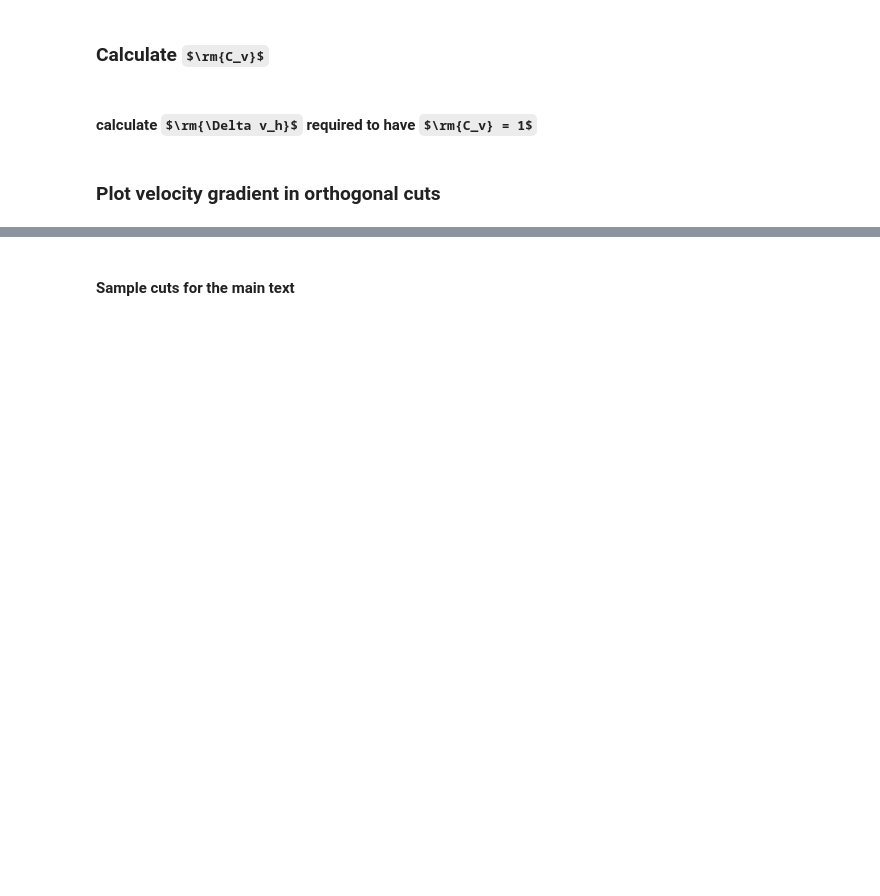
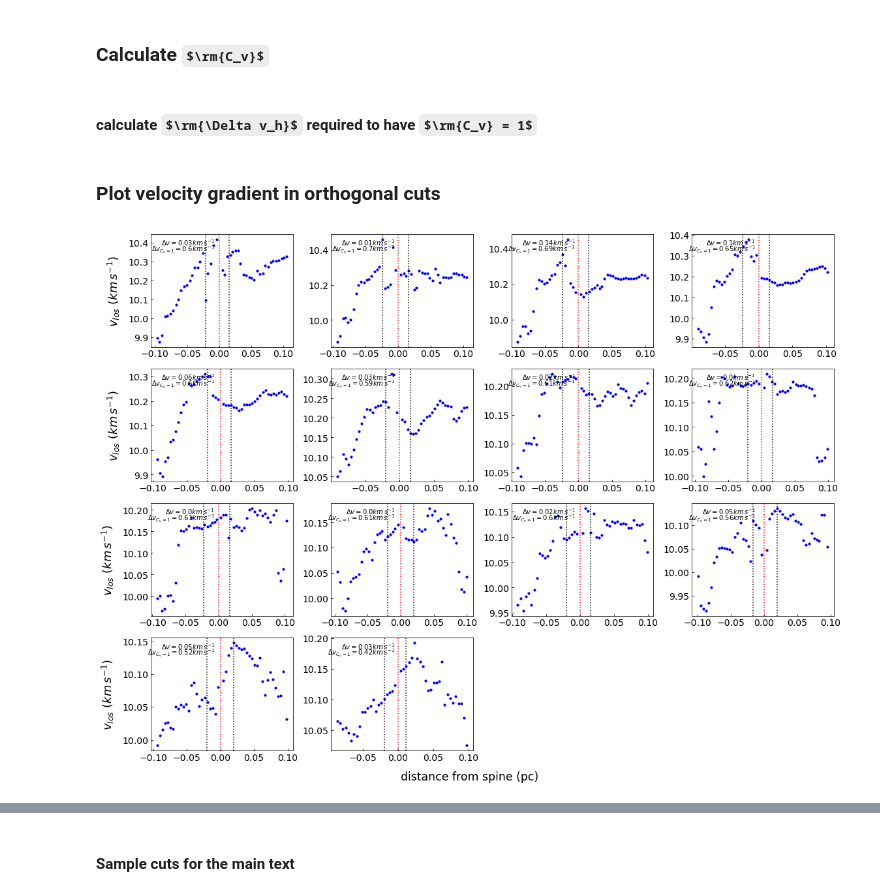
Before and after one commit to SpandanCh/Barnard5_filaments, a Jupyter notebook: analyse_cv.ipynb, the cells around one changed output, grey strips where cells are left out. Cells and saved outputs as stored; diff of their text form; code cells hidden in the pictures; some formulas as TeX source; blank space fills up the shorter version.

```diff
--- a/analyse_cv.ipynb
+++ b/analyse_cv.ipynb
@@ -46,7 +46,7 @@ def callRadfil(hdu_all, filspine, filmask, distance, cut_separation=None, print_
 distance = 302 * u.pc
 centerCoords = ['03:47:38.992 32:52:50.00', '03:47:40.4 32:51:33.6']
 
-data_dir = 'data_files_prev_works/filaments_anika/data_8as/'
+data_dir = 'data_files_prev_works/filaments_anika/'
 
 dataFile = data_dir + 'nh3_11_whole_mom0_8as_3px.fits'
 hdu_all = fits.open(dataFile)
@@ -164,6 +170,7 @@ def aplpy_plot(fig= None, data=None, hd=None, cmap='inferno', vmin=9.7, vmax=10.
 # %%
 from astropy.wcs import WCS
 
-wcs = WCS(hd_tmb).celestial
+hd2d = fits.getheader(dataFile)
+wcs = WCS(hd2d).celestial
 
 # ra_nr_blue, dec_nr_blue = wcs.wcs_pix2world(x_nr_red, y_nr_red, 0)
@@ -414,7 +432,7 @@ mom0_bgsub_fil2 = mom0_11_fil2 - np.nanmin(mom0_11_fil2)
 
 from radio_beam import Beam
 # %%
-my_beam = Beam.from_fits_header(hd_tmb)
+my_beam = Beam.from_fits_header(hd2d)
 
 # restfrq = hd_tmb['restfrq'] * u.Hz
 
@@ -428,14 +446,14 @@ K2jybm = 1./jybm2K
 
 # beam area
 
-bmaj = hd_tmb['bmaj']*u.deg
-bmin = hd_tmb['bmin']*u.deg
+bmaj = hd2d['bmaj']*u.deg
+bmin = hd2d['bmin']*u.deg
 
 beamArea = np.pi / (4.0 * np.log(2)) * bmaj.to(u.arcsec) * bmin.to(u.arcsec)
 
 # pixel area
 
-xPixSize = abs(hd_tmb['cdelt1']) * u.degree
+xPixSize = abs(hd2d['cdelt1']) * u.degree
 xPixSize = xPixSize.to(u.arcsec)
 pixelArea = (xPixSize ** 2)
 
@@ -527,26 +544,23 @@ def del_v_for_cv_1(ML=None):
 # %%
 fig, ax = plt.subplots(nrows=4, ncols=4, figsize=(16,12))
 
-plot_ortho_cut(param=vel_ext, extra_pix=20, fila=1, ax=ax, new_ax=False, marker_size=10,
-               plot_cut_bound=True, plot_cut_cent=True, print_delv=True, x_axis_phys=True, plot_sel_cuts=True, sel_cuts=range(1,15))
-# plot_ortho_cut(param=vel_faint, extra_pix=20, fila=1, c='r', ax=ax, new_ax=False, marker_size=10)
+plot_ortho_cut(param=vel_ext, extra_pix=20, fila=1, ax=ax, new_ax=False, marker_size=10, plot_cut_bound=True,
+               plot_cut_cent=True, print_delv=True, x_axis_phys=True, plot_sel_cuts=True, sel_cuts=range(1,15))
 
 for i in range (4):
     ax[i,0].set_ylabel(r'$v_{los}\ (km\,s^{-1})$', labelpad=10)
-#     ax[3,i].set_xlabel('distance from spine (pc)', labelpad=15)
-
-# ax[2,2].set_xlabel('distance from spine (pc)', labelpad=15)
-# ax[2,3].set_xlabel('distance from spine (pc)', labelpad=15)
 
 fig.supxlabel('distance from spine (pc)', size='xx-large')
 
 ax[3,2].set_visible(False)
 ax[3,3].set_visible(False)
 
 plt.tight_layout()
 
 
-# fig.savefig('plots/vel_grad_w_cv_fila_1_all.pdf')
+fig.savefig('plots/vel_grad_w_cv_fila_1_all.pdf')
+# %% [output]
+[figure, added]
 # %%
 fig, ax = plt.subplots(nrows=4, ncols=5, figsize=(20,13))
 
```
Also changed, not shown: parts of 14 cells of this notebook, 3 other files.
